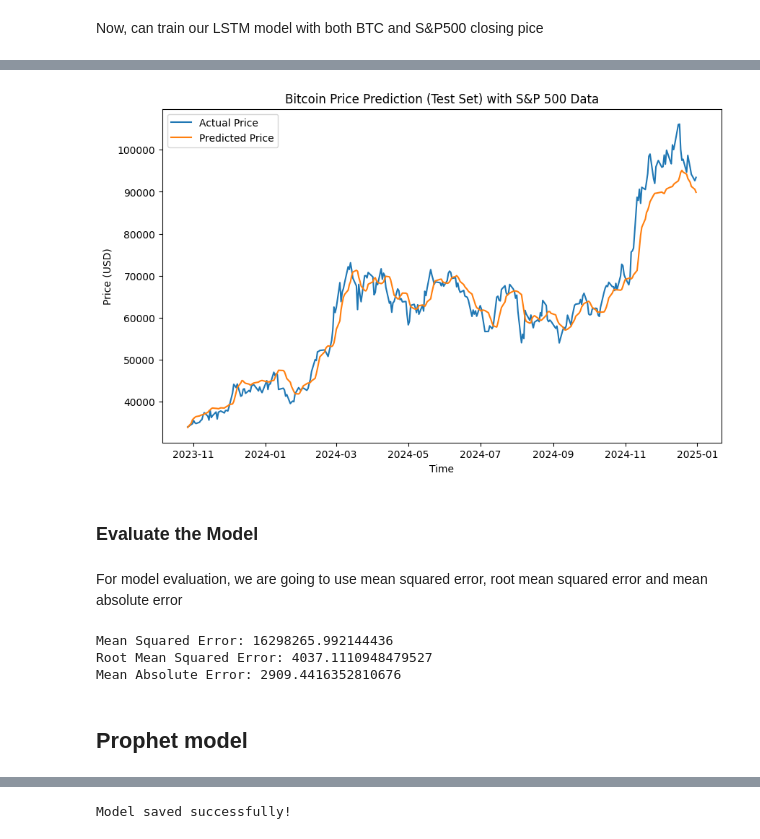
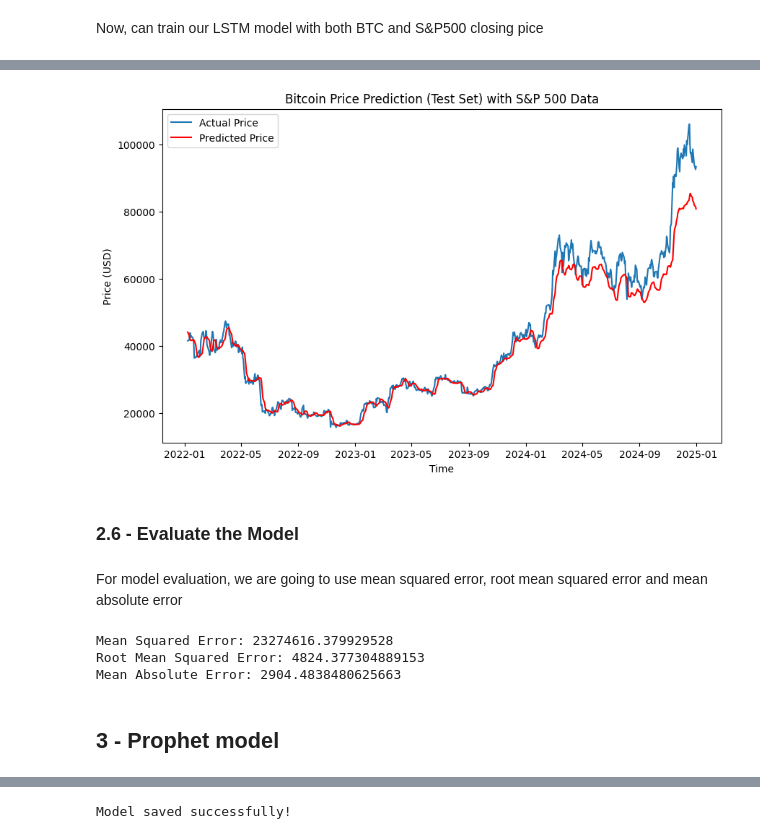
Before and after one commit to amajji/real-time-stock-price-forecasting-with-prophet-llm-news-sentiment-analysis, a Jupyter notebook: Crypto-price-forcasting.ipynb, the cells around one changed output, grey strips where cells are left out. Drawn from its saved outputs; the diff is of its cells as text; code cells hidden in the pictures.

```diff
--- a/Crypto-price-forcasting.ipynb
+++ b/Crypto-price-forcasting.ipynb
@@ -280,12 +621,14 @@ Model: "sequential"
 Now, can train our LSTM model with both BTC and S&P500 closing pice
 # %%
 # Train the model
-history = model.fit(X_train, y_train, epochs=20, batch_size=32, validation_data=(X_test, y_test))
+history = model.fit(X_train, y_train, epochs=40, batch_size=32)
+
+#, validation_data=(X_test, y_test)
 
 # Plot the training and validation loss
 plt.figure(figsize=(10,6))
 plt.plot(history.history['loss'], label='Training Loss')
-plt.plot(history.history['val_loss'], label='Validation Loss')
+#plt.plot(history.history['val_loss'], label='Validation Loss')
 plt.title('Model Loss')
 plt.xlabel('Epochs')
 plt.ylabel('Loss')
@@ -320,21 +663,43 @@ predictions = model.predict(X_test)
+# %%
+# Inverse transform the predictions and actual values to get the actual Bitcoin price scale
+predictions_reshape = predictions.reshape(predictions.shape[0]*n_steps_ahead_value)
+predictions = scaler.inverse_transform(
+                    np.concatenate((predictions_reshape.reshape(-1, 1),
+                    np.zeros((predictions_reshape.shape[0], 1)).reshape(-1, 1)),
+                    axis=1))[:,0].reshape(predictions.shape[0], n_steps_ahead_value)
+
+
+y_test_reshape = y_test.reshape(y_test.shape[0]*n_steps_ahead_value)
+y_test_actual = scaler.inverse_transform(
+                    np.concatenate((y_test_reshape.reshape(-1, 1),
+                    np.zeros((y_test_reshape.shape[0], 1)).reshape(-1, 1)),
+                    axis=1))[:,0].reshape(y_test.shape[0], n_steps_ahead_value)
+# %%
+# Define a list of next days
+days = [f"Day {i+1}" for i in range(predictions.shape[1])]
+
+# Convert predictions to dataframe
+predictions = pd.DataFrame(predictions, columns = days)
+
+# Convert y_test_actual to dataframe
+y_test_actual = pd.DataFrame(y_test_actual, columns = days)
 # %%
-# Inverse transform the predictions and actual values to get the actual Bitcoin price scale
-predictions = scaler.inverse_transform(np.concatenate((predictions, np.zeros((predictions.shape[0], 1))), axis=1))[:,0]
-y_test_actual = scaler.inverse_transform(np.concatenate((y_test.reshape(-1, 1), np.zeros((y_test.shape[0], 1))), axis=1))[:,0]
-
 # Plot the actual vs predicted prices
 plt.figure(figsize=(10,6))
 plt.plot(data_test_index[-len(predictions):], y_test_actual, label='Actual Price')
-plt.plot(data_test_index[-len(predictions):], predictions, label='Predicted Price')
+plt.plot(data_test_index[-len(predictions):], predictions["Day 1"], label='Predicted Price', color='red')
+#plt.plot(data_test_index[-len(predictions):], predictions["Day 2"], label='Predicted Price', color='blue')
+#plt.plot(data_test_index[-len(predictions):], predictions["Day 8"], label='Predicted Price', color='red')
+
 plt.title("Bitcoin Price Prediction (Test Set) with S&P 500 Data")
 plt.xlabel("Time")
 plt.ylabel("Price (USD)")
 plt.legend()
 plt.show()
 # %% [output]
-[figure, old version]
+[figure, new version]
 # %% [markdown]
-### Evaluate the Model
+### 2.6 - Evaluate the Model
 # %% [markdown]
 For model evaluation, we are going to use mean squared error, root mean squared error and mean absolute error
 # %%
@@ -349,8 +714,8 @@ print(f'Mean Squared Error: {mse}')
 print(f'Root Mean Squared Error: {rmse}')
 print(f'Mean Absolute Error: {mae}')
 # %% [output]
-Mean Squared Error: 16298265.992144436
-Root Mean Squared Error: 4037.1110948479527
-Mean Absolute Error: 2909.4416352810676
+Mean Squared Error: 23274616.379929528
+Root Mean Squared Error: 4824.377304889153
+Mean Absolute Error: 2904.4838480625663
 # %% [markdown]
-## Prophet model
+## 3 - Prophet model
```
Also changed, not shown: parts of 91 cells of this notebook, 5 other files.
